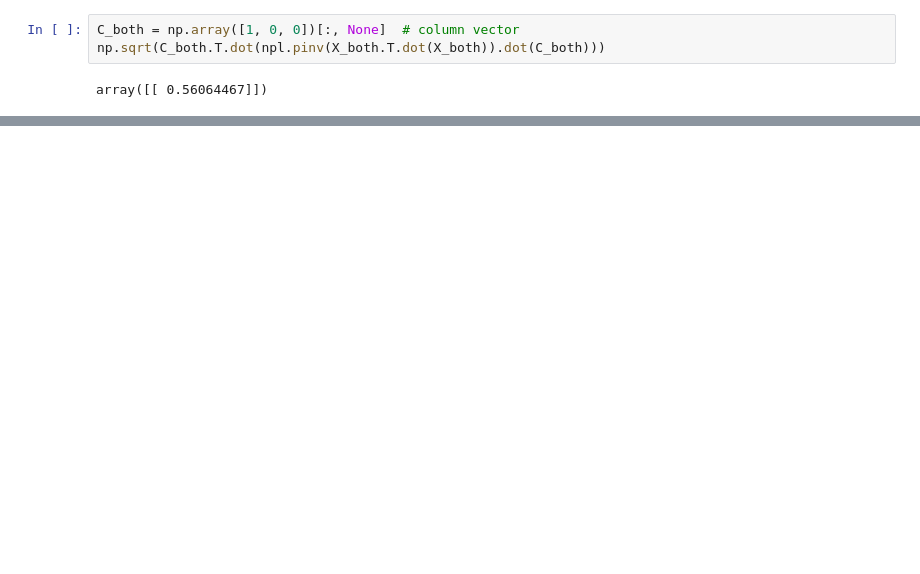
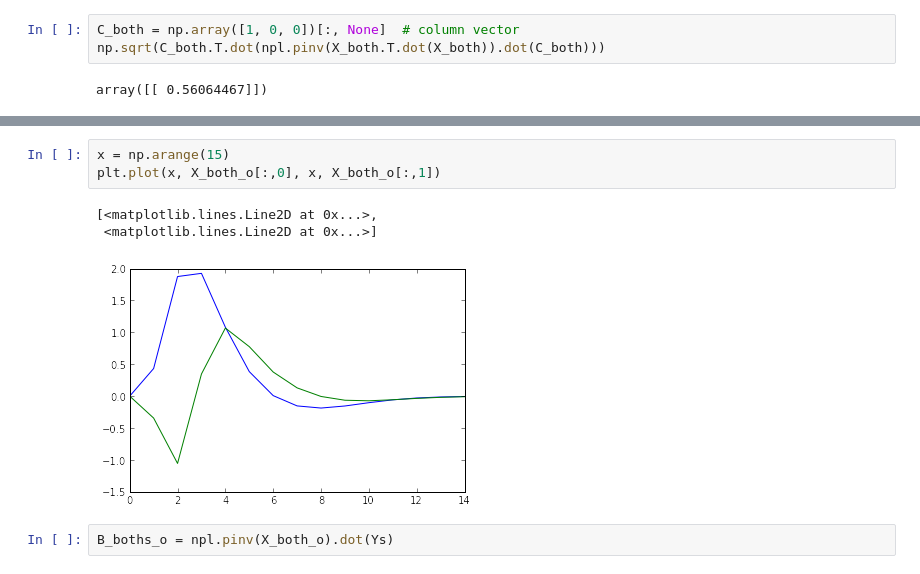
Before and after one commit to practical-neuroimaging/pna-notebooks, a Jupyter notebook: correlated_regressors.ipynb, the cells around one changed output, grey strips where cells are left out. Saved outputs shown, nothing was run; the diff lists cells and outputs as text; blank space fills up the shorter version.

```diff
--- a/correlated_regressors.ipynb
+++ b/correlated_regressors.ipynb
@@ -120,0 +132,9 @@ np.sqrt(C_both_1.T.dot(npl.pinv(X_both.T.dot(X_both)).dot(C_both_1)))
+# %%
+x = np.arange(15)
+plt.plot(x, X_both_o[:,0], x, X_both_o[:,1])
+# %% [output]
+[<matplotlib.lines.Line2D at 0x...>,
+ <matplotlib.lines.Line2D at 0x...>]
+[figure, added]
+# %%
+B_boths_o = npl.pinv(X_both_o).dot(Ys)
```
Also changed, not shown: parts of 23 cells of this notebook.
